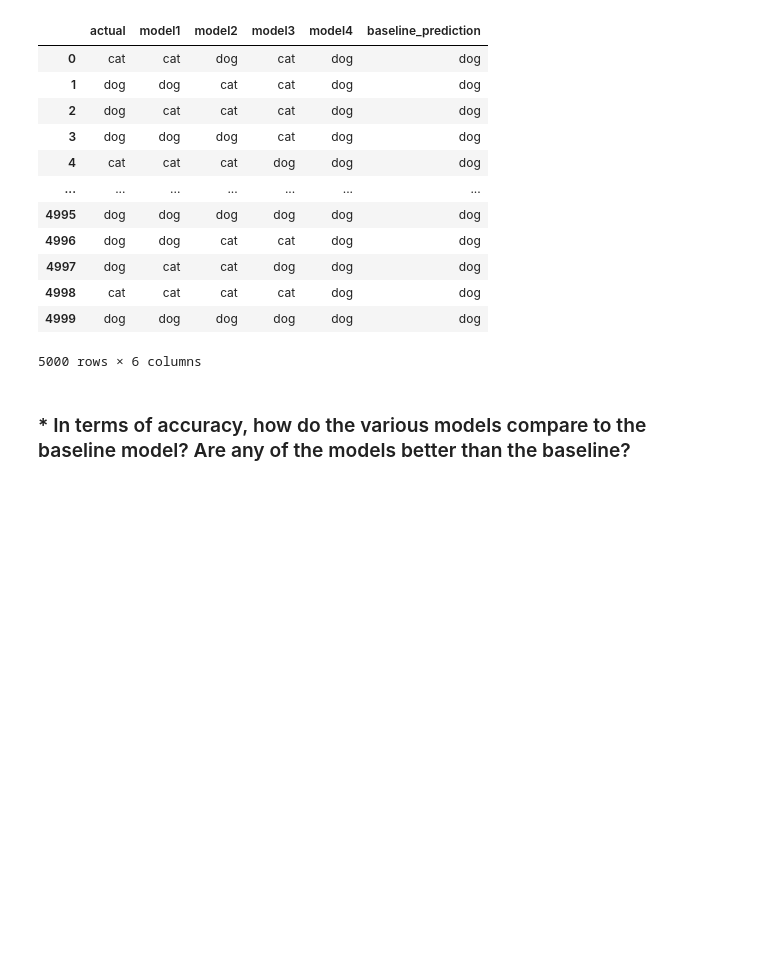
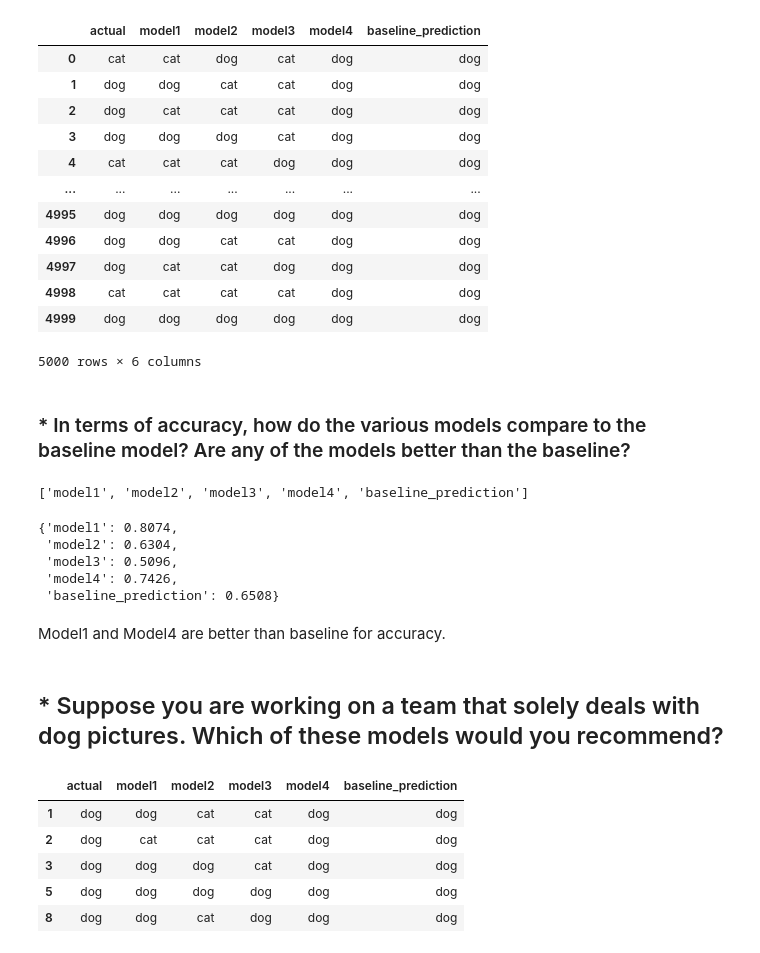
Before and after one commit to elizabethswarren/classification-exercises, a Jupyter notebook: model_evaluation.ipynb, the cells around one changed output. Saved outputs shown, nothing was run; the diff lists cells and outputs as text; code cells hidden in the pictures; blank space fills up the shorter version.

```diff
--- a/model_evaluation.ipynb
+++ b/model_evaluation.ipynb
@@ -200,3 +200,35 @@ paws_df
 5000 rows × 6 columns
 # %% [markdown]
 ### * In terms of accuracy, how do the various models compare to the baseline model? Are any of the models better than the baseline?
+# %%
+models = list(paws_df.columns)
+models = models[1:]
+models
+# %% [output]
+['model1', 'model2', 'model3', 'model4', 'baseline_prediction']
+# %%
+output = {}
+for model in models:
+    accuracy = (paws_df.actual == paws_df[model]).mean()
+    output.update({model:accuracy})
+output
+# %% [output]
+{'model1': 0.8074,
+ 'model2': 0.6304,
+ 'model3': 0.5096,
+ 'model4': 0.7426,
+ 'baseline_prediction': 0.6508}
+# %% [markdown]
+Model1 and Model4 are better than baseline for accuracy.
+# %% [markdown]
+## * Suppose you are working on a team that solely deals with dog pictures. Which of these models would you recommend?
+# %%
+subset = paws_df[paws_df.actual == 'dog']
+subset.head()
+# %% [output]
+|  | actual | model1 | model2 | model3 | model4 | baseline_prediction |
+| 1 | dog | dog | cat | cat | dog | dog |
+| 2 | dog | cat | cat | cat | dog | dog |
+| 3 | dog | dog | dog | cat | dog | dog |
+| 5 | dog | dog | dog | dog | dog | dog |
+| 8 | dog | dog | cat | dog | dog | dog |
```
Also changed, not shown: parts of 19 cells of this notebook.
